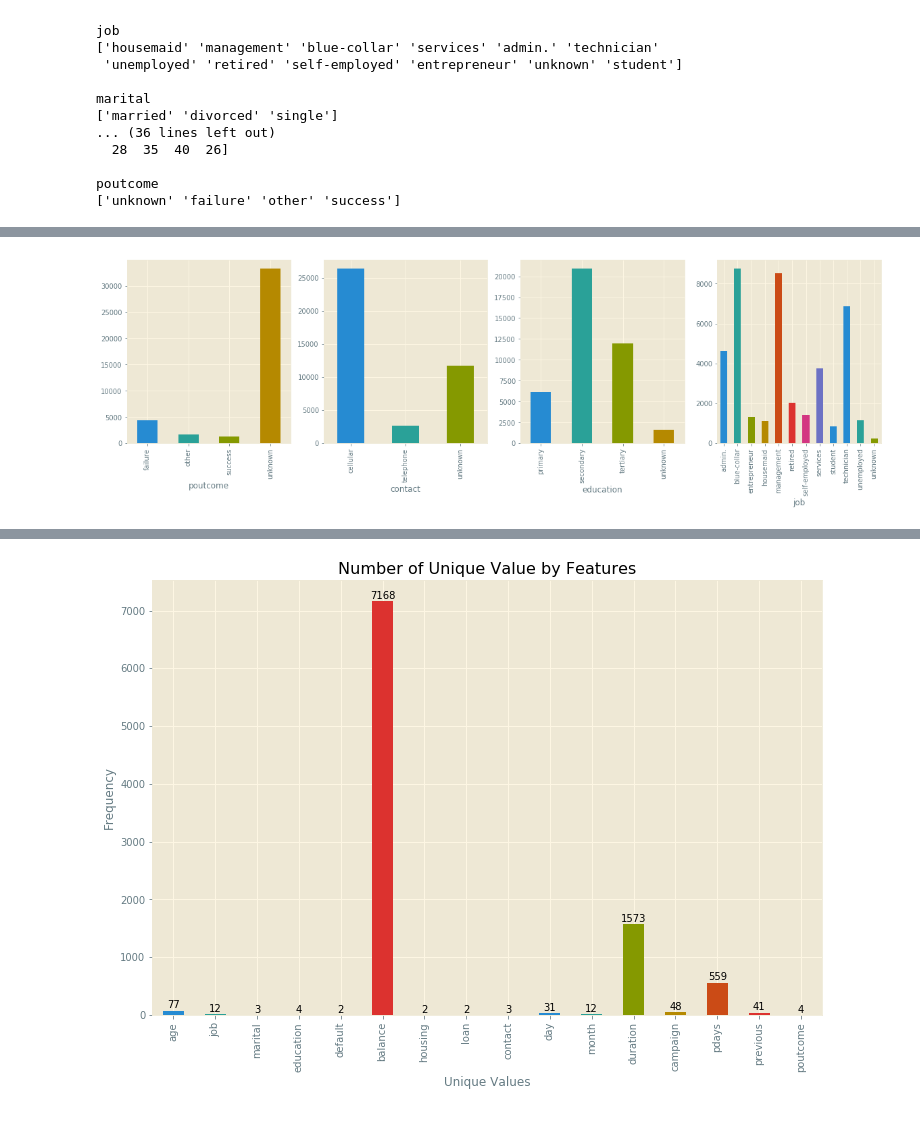
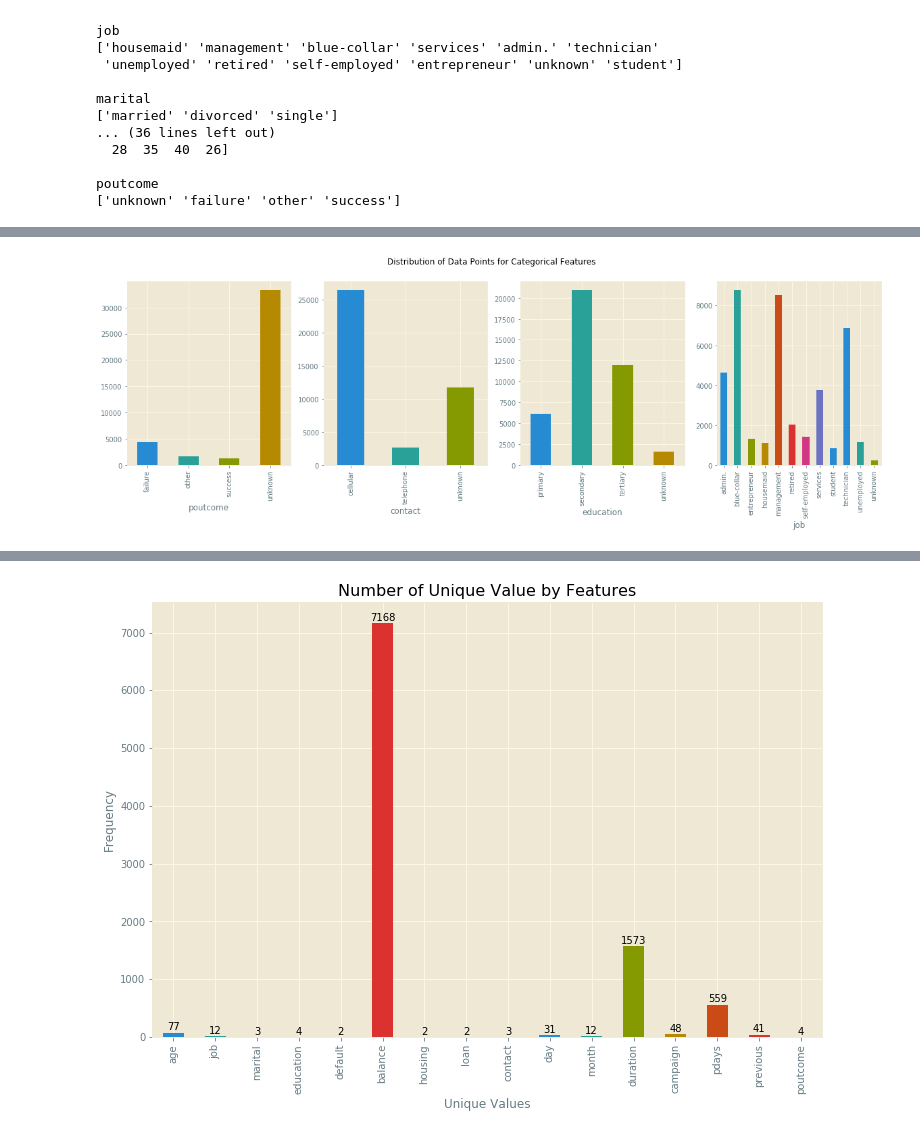
Before and after one commit to RajatRasal/Bayes-Opt-SkOpt, a Jupyter notebook: Bank_data_analysis.ipynb, the cells around one changed output, grey strips where cells are left out. Saved outputs shown, nothing was run; the diff lists cells and outputs as text; code cells hidden in the pictures.

Commit message:
Final notebook, intermediate images and pickled files

```diff
--- a/Bank_data_analysis.ipynb
+++ b/Bank_data_analysis.ipynb
@@ -122,7 +120,9 @@ poutcome
 # %%
 fig, axes = plt.subplots(nrows=1, ncols=4)
 
+fig.suptitle("Distribution of Data Points for Categorical Features")
+
 for i, col in enumerate(["poutcome", "contact", "education", "job"]):
     X_train.groupby(col).count().previous.plot('bar', figsize=(20, 5), ax=axes[i])
 # %% [output]
-[figure, old version]
+[figure, new version]
```
Also changed, not shown: parts of 42 cells of this notebook, 4 other files.
